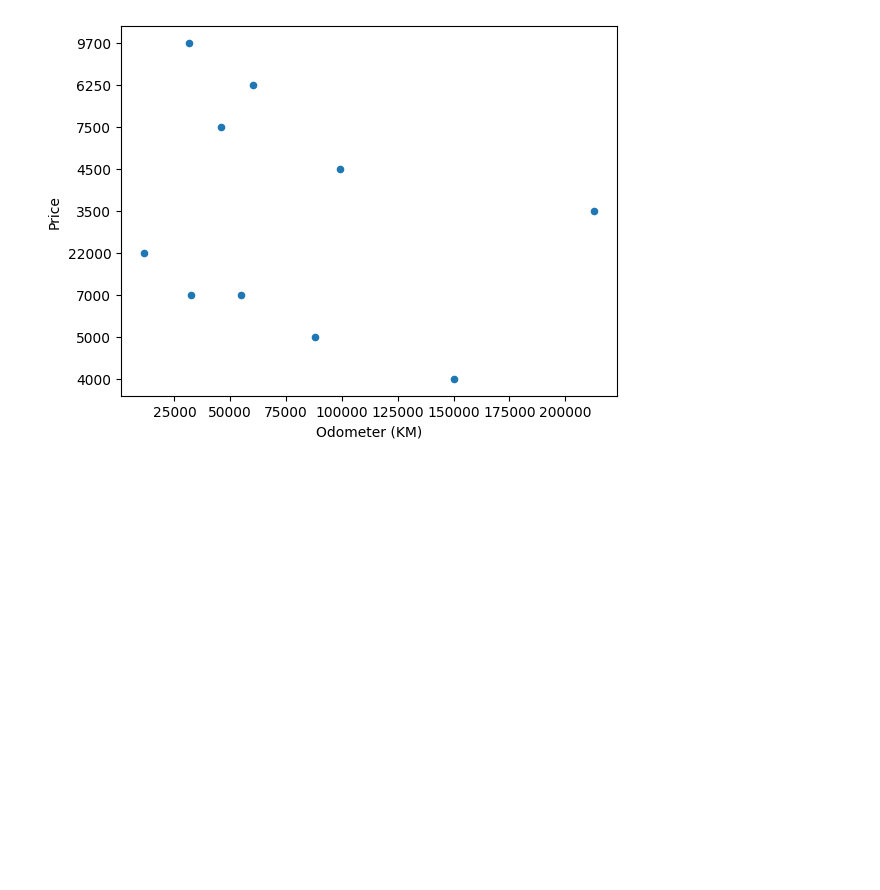
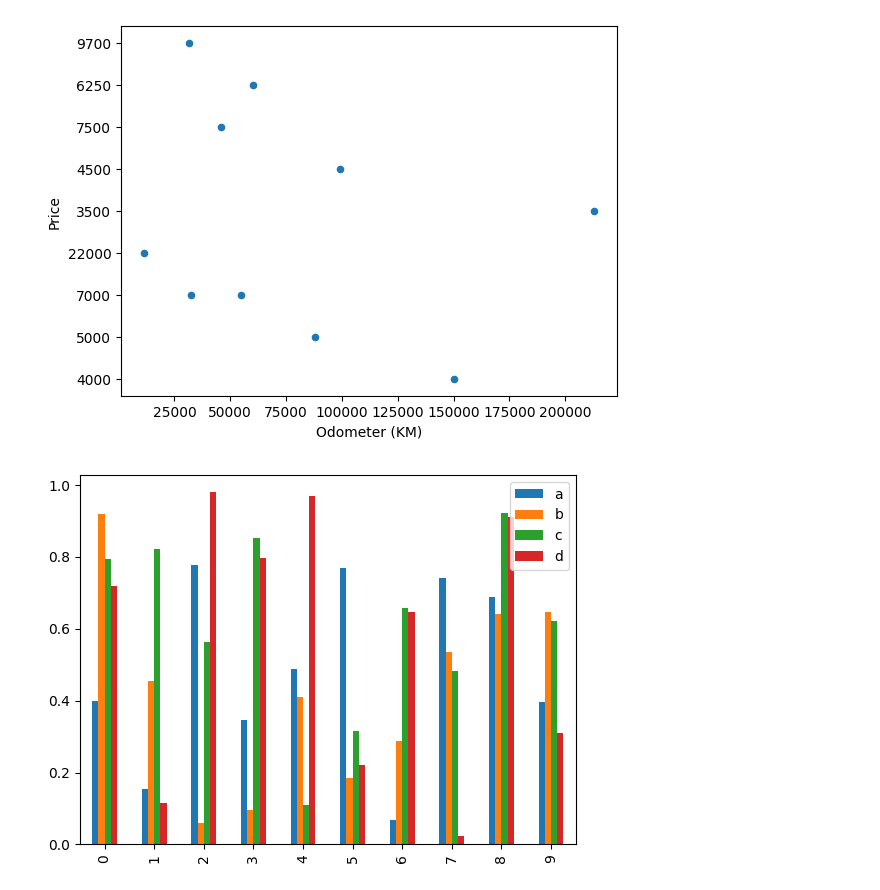
Before and after one commit to HerbertNtim/dataScience-ML, a Jupyter notebook: Introduction To Matplotlib.ipynb, the cells around one changed output. Drawn from its saved outputs; the diff is of its cells as text; code cells hidden in the pictures; blank space fills up the shorter version.

Commit message:
plotting pandas dataframes in bar and hist

```diff
--- a/Introduction To Matplotlib.ipynb
+++ b/Introduction To Matplotlib.ipynb
@@ -236,3 +236,12 @@ car_sales.plot(x = "Sale Date", y = "Total Sales");
 car_sales.plot(x="Odometer (KM)", y="Price", kind="scatter");
 # %% [output]
 [figure]
+# %%
+# How about Bar graph
+x = np.random.rand(10, 4)
+
+# Turning the data in a dataframe
+df = pd.DataFrame(x, columns = ['a', 'b', 'c', 'd'])
+df.plot.bar();
+# %% [output]
+[figure, added]
```
Also changed, not shown: parts of 5 cells of this notebook.
